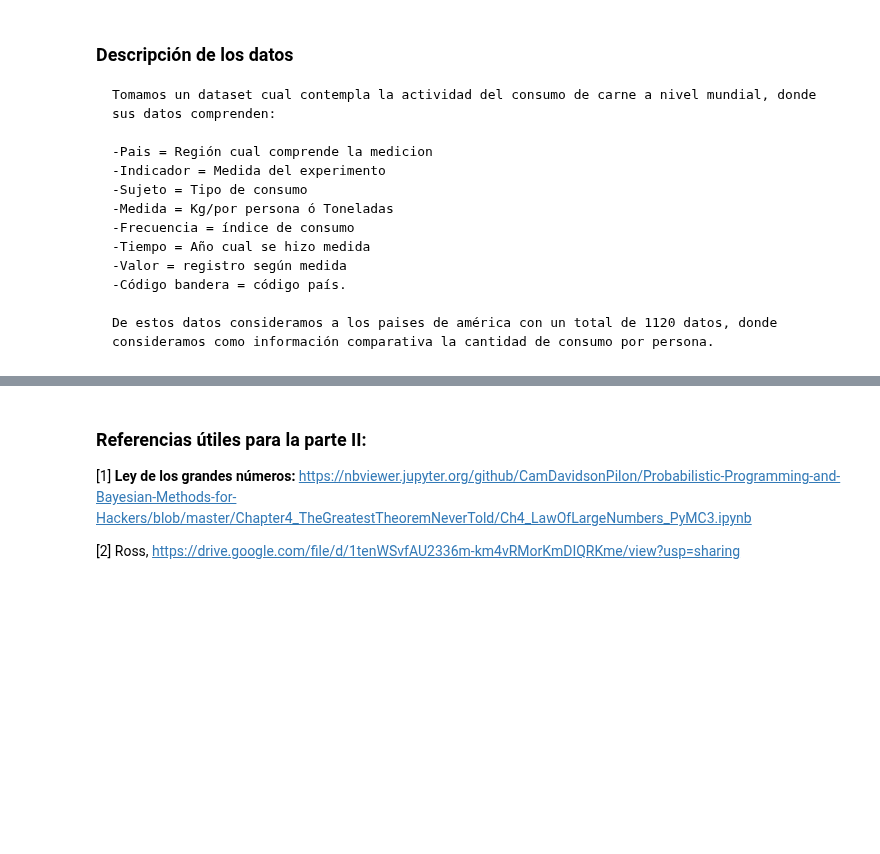
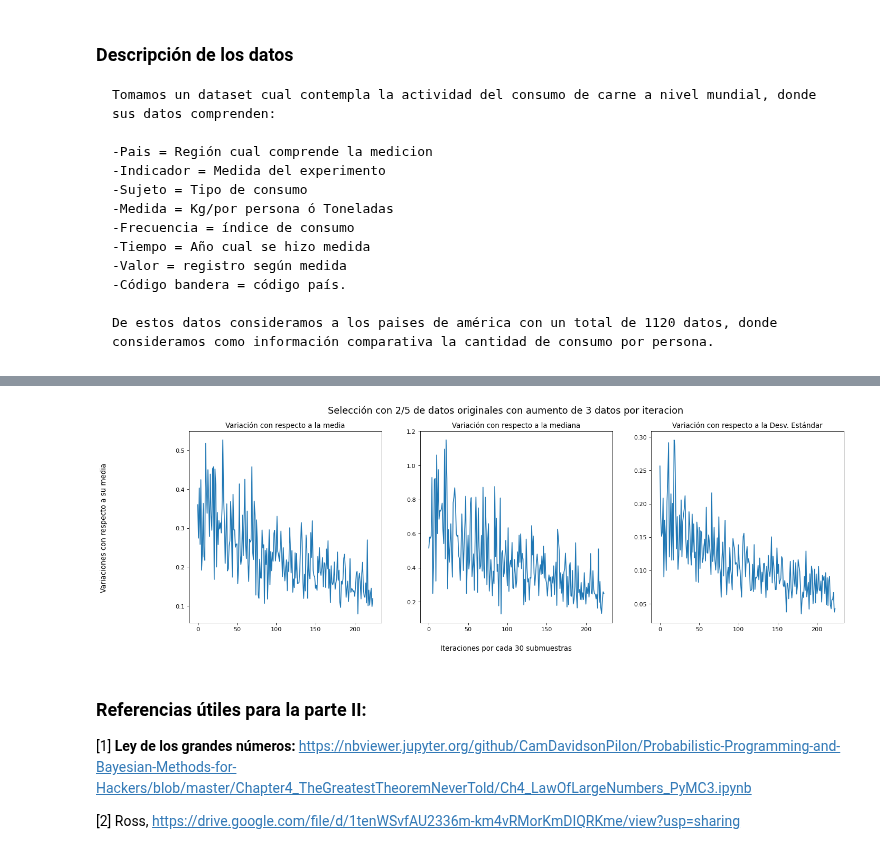
Before and after one commit to estebantejeda/INFO274, a Jupyter notebook: Proyecto/Proyecto_Unidad1.ipynb, the cells around one changed output, grey strips where cells are left out. Drawn from its saved outputs; the diff is of its cells as text; code cells hidden in the pictures; blank space fills up the shorter version.

Commit message:
Avance Parte II

```diff
--- a/Proyecto/Proyecto_Unidad1.ipynb
+++ b/Proyecto/Proyecto_Unidad1.ipynb
@@ -498,0 +583,31 @@ plt.show()
+# %%
+n = int(len(datos)*2/5)
+n_parte = int(len(datos)*3/5)
+lis = list(range(0,n_parte,3))
+
+media = statistics.mean(datos)
+mediana = statistics.median(datos)
+des_sta = statistics.stdev(datos)
+
+rango =  list(range(len(lis)))
+
+mn = [] #extrae las medias
+md = [] #extrae las medianas
+std = [] #extrae las desviaciones estandar
+var_m = [] #extrae las varianzas de las medianas
+var_md = [] #extrae las varianzas de las medias
+var_std = [] #extrae las varianzas de las desviaciones estandar
+
+for j in lis:
+    mn=[]
+    md=[]
+    std=[]
+    for i in range(30):
+        dat = np.random.choice(list(datos),size=n+j,replace=True)
+        mn.append(statistics.mean(dat))
+        md.append(statistics.median(dat))
+        std.append(statistics.stdev(dat))
+
+    var_m.append(statistics.variance(mn))
+    var_md.append(statistics.variance(md))
+    var_std.append(statistics.variance(std))
@@ -499,3 +633,19 @@ plt.show()
+# %%
+fig, ax = plt.subplots(1,3, figsize=(20, 6), dpi=80)
+ax[0].set_title("Variación con respecto a la media")
+ax[0].plot(rango,var_m)
+
+ax[1].set_title("Variación con respecto a la mediana")
+ax[1].plot(rango,var_md)
+
+ax[2].set_title("Variación con respecto a la Desv. Estándar")
+ax[2].plot(rango,var_std)
+fig.supylabel('Variaciones con respecto a su media')
+fig.supxlabel('Iteraciones por cada 30 submuestras')
+fig.suptitle('Selección con 2/5 de datos originales con aumento de 3 datos por iteracion', fontsize=16)
+plt.show()
+# %% [output]
+[figure, added]
 # %% [markdown]
 ### Referencias útiles para la parte II:
 
```
Also changed, not shown: parts of 10 cells of this notebook.
